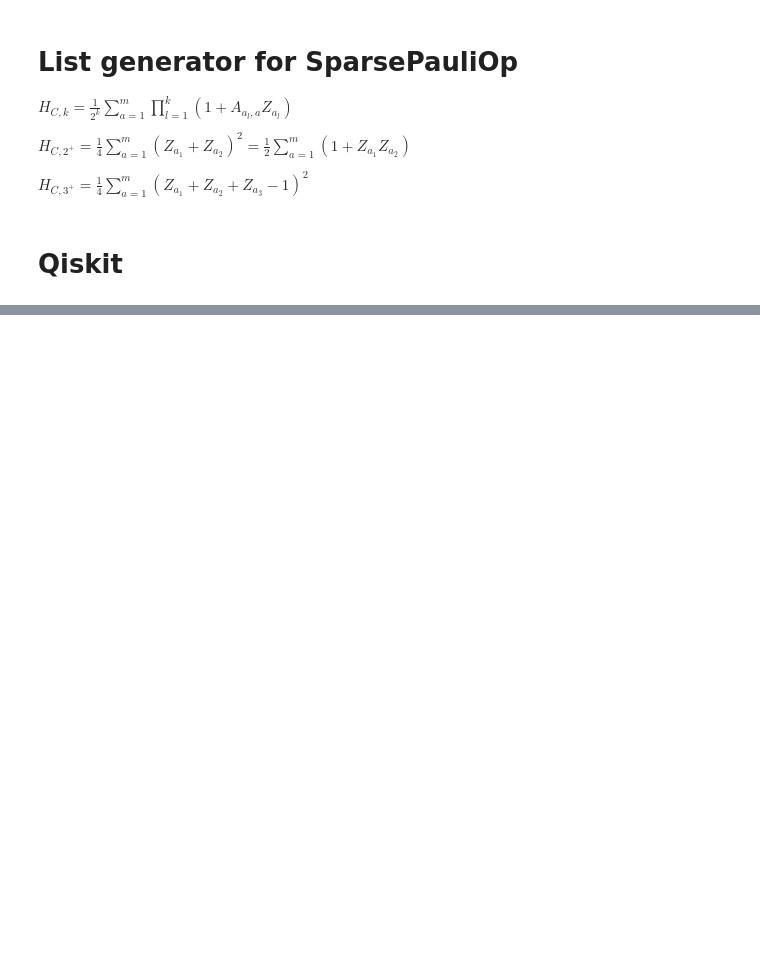
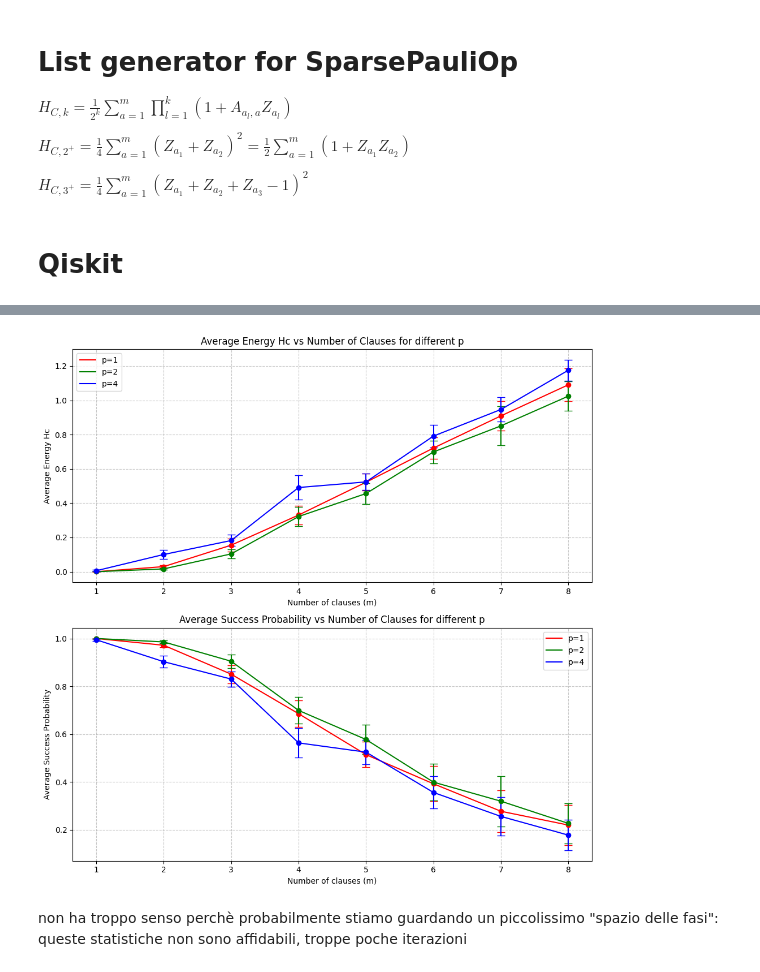
Before and after one commit to FC0000/LCP_B, a Jupyter notebook: project/k-sat.ipynb, the cells around one changed output, grey strips where cells are left out. Saved outputs shown, nothing was run; the diff lists cells and outputs as text; code cells hidden in the pictures; blank space fills up the shorter version.

```diff
--- a/project/k-sat.ipynb
+++ b/project/k-sat.ipynb
@@ -421,0 +553,6 @@ success_prob
+# %%
+summary_df = df_results.groupby(['p', 'm'])[['energy_Hc', 'success_prob', 'time_sec']].agg(['mean', 'std']).reset_index()
+summary_df.columns = ['_'.join(col).strip('_') for col in summary_df.columns.values]
+std_cols = ['energy_Hc_std', 'success_prob_std', 'time_sec_std']
+summary_df[std_cols] = summary_df[std_cols] / np.sqrt(N_iterations) # std mean
+summary_df
@@ -421,0 +577,34 @@ success_prob
+# %%
+# Plotting the results from summary_df
+# Hc energy and success probability vs m for different p values
+
+fig, ax = plt.subplots(2, 1, figsize=(10, 10))
+colors = ['red', 'green', 'blue']
+
+for idx, p in enumerate(p_list):
+    subset = summary_df[summary_df['p'] == p]
+    ax[0].plot(subset['m'], subset['energy_Hc_mean'], marker='', label=f'p={p}', color=colors[idx])
+    ax[0].errorbar(subset['m'], subset['energy_Hc_mean'], yerr=subset['energy_Hc_std'], fmt='o', capsize=5, color=colors[idx])
+    ax[1].plot(subset['m'], subset['success_prob_mean'], marker='', label=f'p={p}', color=colors[idx])
+    ax[1].errorbar(subset['m'], subset['success_prob_mean'], yerr=subset['success_prob_std'], fmt='o', capsize=5, color=colors[idx])
+
+# plot 1 (Energy)
+ax[0].set_xlabel('Number of clauses (m)')
+ax[0].set_ylabel('Average Energy Hc')
+ax[0].set_title('Average Energy Hc vs Number of Clauses for different p')
+ax[0].legend()
+ax[0].grid(True, linestyle='--', alpha=0.7)
+
+# plot 2 (Success Probability)
+ax[1].set_xlabel('Number of clauses (m)')
+ax[1].set_ylabel('Average Success Probability')
+ax[1].set_title('Average Success Probability vs Number of Clauses for different p')
+ax[1].legend()
+ax[1].grid(True, linestyle='--', alpha=0.7)
+
+plt.tight_layout()
+plt.show()
+# %% [output]
+[figure, added]
+# %% [markdown]
+non ha troppo senso perchè probabilmente stiamo guardando un piccolissimo "spazio delle fasi": queste statistiche non sono affidabili, troppe poche iterazioni
```
Also changed, not shown: parts of 11 cells of this notebook, 2 other files.
